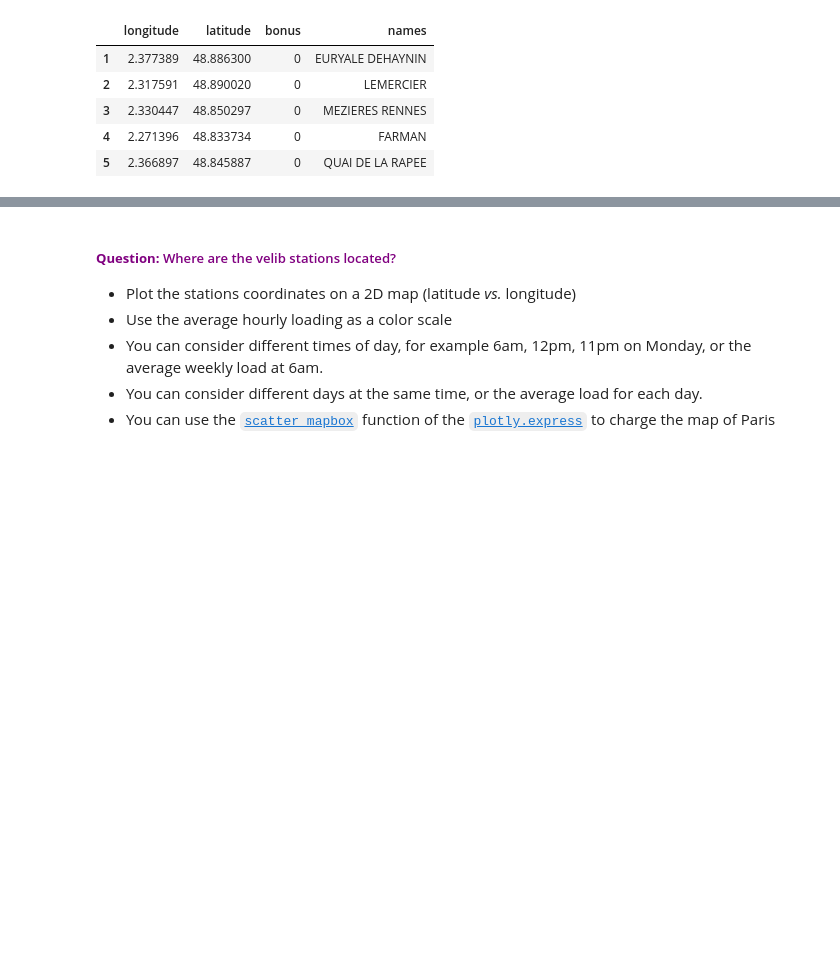
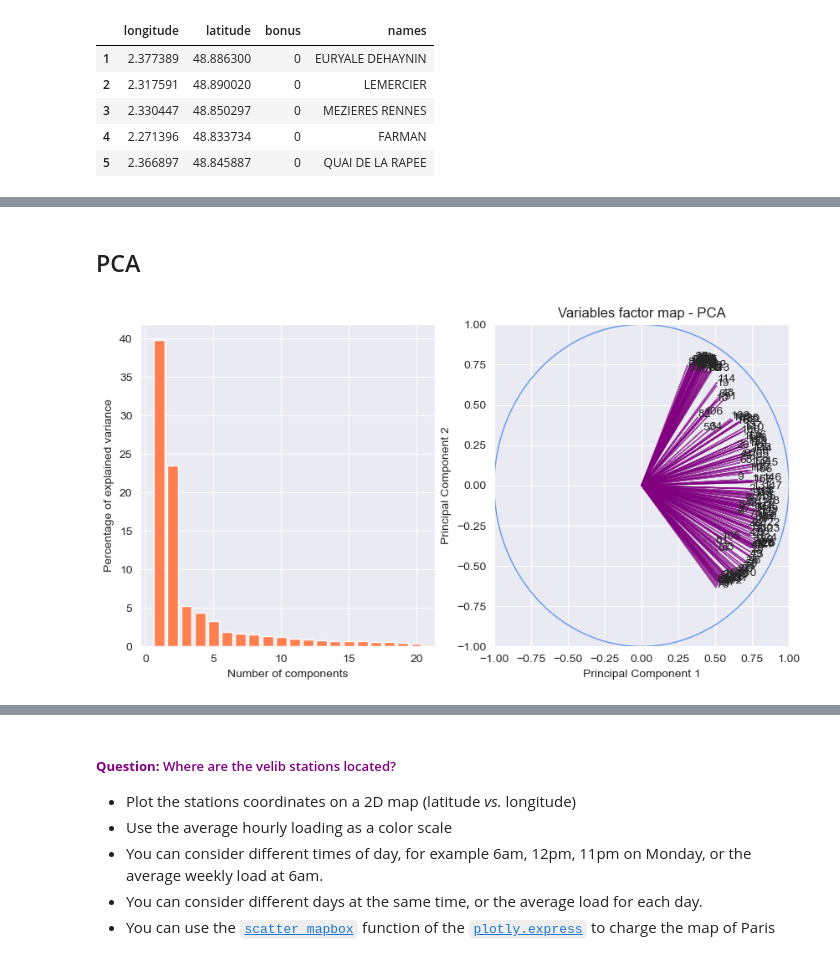
Before and after one commit to maidinhnam/Projet_Analyse_de_donnees, a Jupyter notebook: Velib/TP_velib_Python.ipynb, the cells around one changed output, grey strips where cells are left out. Cells and saved outputs as stored; diff of their text form; code cells hidden in the pictures; blank space fills up the shorter version.

```diff
--- a/Velib/TP_velib_Python.ipynb
+++ b/Velib/TP_velib_Python.ipynb
@@ -321,0 +95,17 @@ import plotly.express as px
+# %%
+data = pd.concat([coord, loading], axis=1)
+data = data.rename(columns={data.columns[3]: 'Station'})
+
+
+cols = data.columns.tolist()
+
+
+cols.insert(0, cols.pop(cols.index('Station')))
+data = data[cols]
+start_index = 4
+end_index = 172
+new_column_names = {data.columns[i]: str(i - start_index + 1) for i in range(start_index, end_index)}
+
+
+data = data.rename(columns=new_column_names)
+data.head()
@@ -321,0 +218,45 @@ import plotly.express as px
+# %% [markdown]
+## PCA
+# %%
+data_scale = data.copy()
+ss = StandardScaler()
+data_scale.iloc[:, 4:] = ss.fit_transform(data.iloc[:, 4:])
+pca = PCA()
+pca_result = pca.fit_transform(data_scale.iloc[:, 4:])
+explained_variance_ratio = 100 * pca.explained_variance_ratio_
+n_bars = 20
+
+
+fig, axs = plt.subplots(1, 2, figsize=(10, 5))
+
+
+axs[0].bar(np.arange(1, n_bars + 1), explained_variance_ratio[:n_bars], color='coral')
+axs[0].set_xlabel("Number of components")
+axs[0].set_ylabel("Percentage of explained variance")
+
+
+coord1 = pca.components_[0] * np.sqrt(pca.explained_variance_[0])
+coord2 = pca.components_[1] * np.sqrt(pca.explained_variance_[1])
+
+
+for i, j, nom in zip(coord1, coord2, data.columns[4:172]):
+    axs[1].text(i, j, nom, fontsize=10)
+    axs[1].arrow(0, 0, i, j, color='purple', alpha=0.7, width=0.0001)
+
+
+axs[1].set_xlim(-1, 1)
+axs[1].set_ylim(-1, 1)
+axs[1].add_artist(plt.Circle((0, 0), radius=1, color='cornflowerblue', fill=False))
+
+
+axs[1].set_title('Variables factor map - PCA')
+axs[1].set_xlabel('Principal Component 1')
+axs[1].set_ylabel('Principal Component 2')
+
+# Hiển thị grid
+axs[1].grid(True)
+
+# Hiển thị hình
+plt.show()
+# %% [output]
+[figure, added]
```
Also changed, not shown: parts of 59 cells of this notebook, 2 other files.
